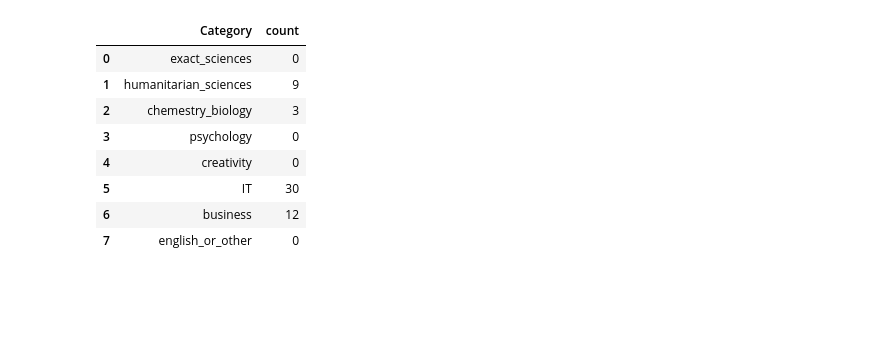
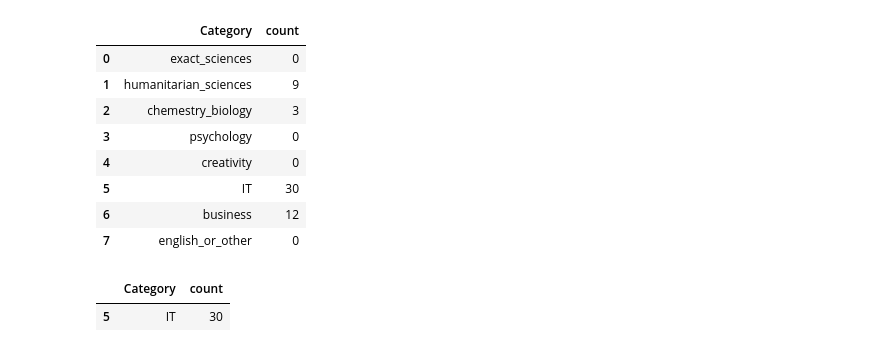
Before and after one commit to elijahmylcev/analysis_GS, a Jupyter notebook: Analysis.ipynb, the cells around one changed output. Saved outputs shown, nothing was run; the diff lists cells and outputs as text; code cells hidden in the pictures; blank space fills up the shorter version.

```diff
--- a/Analysis.ipynb
+++ b/Analysis.ipynb
@@ -165,3 +165,9 @@ count_categories_df
 | 5 | IT | 30 |
 | 6 | business | 12 |
 | 7 | english_or_other | 0 |
+# %%
+# Лидер (Как видно - в порывах изучения первое место занимает IT)
+count_categories_df[count_categories_df['count'] == count_categories_df['count'].max()]
+# %% [output]
+|  | Category | count |
+| 5 | IT | 30 |
```
Also changed, not shown: parts of 1 cell of this notebook.
